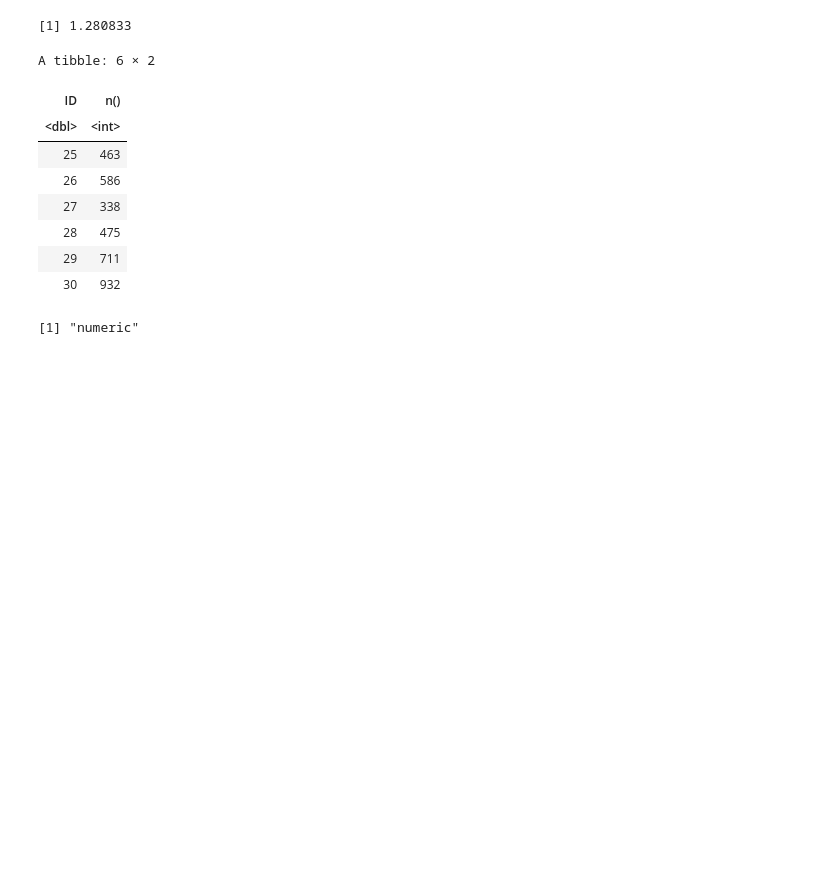
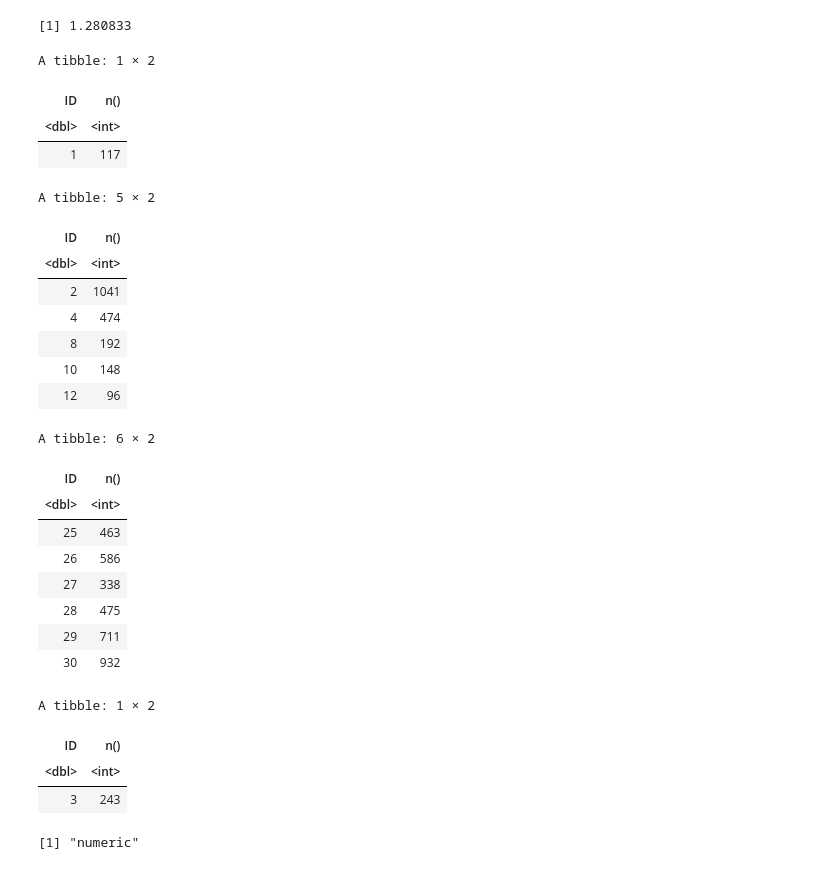
Before and after one commit to amirsaleem1990/Data-Science-specialization-Johns-Hopkins-University, a Jupyter notebook: Rprogramming/week-2/programming-assingment-1/Untitled.ipynb, the cells around one changed output. Drawn from its saved outputs; the diff is of its cells as text; code cells hidden in the pictures; blank space fills up the shorter version.

```diff
--- a/Rprogramming/week-2/programming-assingment-1/Untitled.ipynb
+++ b/Rprogramming/week-2/programming-assingment-1/Untitled.ipynb
@@ -81,19 +82,37 @@ complete <- function(directory, id = 1:332){
 # complete("specdata", 3)
 ##   id nobs
 ## 1  3  243
-# %%
-id = 30:25
-na.omit(tbl[tbl$ID %in% id,]) %>% group_by(ID) %>% summarise(n())
-# %% [output]
-A tibble: 6 × 2
-| ID | n() |
-| <dbl> | <int> |
-| 25 | 463 |
-| 26 | 586 |
-| 27 | 338 |
-| 28 | 475 |
-| 29 | 711 |
-| 30 | 932 |
+# %%
+complete("specdata", 1)
+complete("specdata", c(2, 4, 8, 10, 12))
+complete("specdata", 30:25)
+complete("specdata", 3)
+# %% [output]
+A tibble: 1 × 2
+| ID | n() |
+| <dbl> | <int> |
+| 1 | 117 |
+A tibble: 5 × 2
+| ID | n() |
+| <dbl> | <int> |
+| 2 | 1041 |
+| 4 | 474 |
+| 8 | 192 |
+| 10 | 148 |
+| 12 | 96 |
+A tibble: 6 × 2
+| ID | n() |
+| <dbl> | <int> |
+| 25 | 463 |
+| 26 | 586 |
+| 27 | 338 |
+| 28 | 475 |
+| 29 | 711 |
+| 30 | 932 |
+A tibble: 1 × 2
+| ID | n() |
+| <dbl> | <int> |
+| 3 | 243 |
 # %%
 # %% [output]
 [1] "numeric"
```
Also changed, not shown: parts of 1 cell of this notebook.
